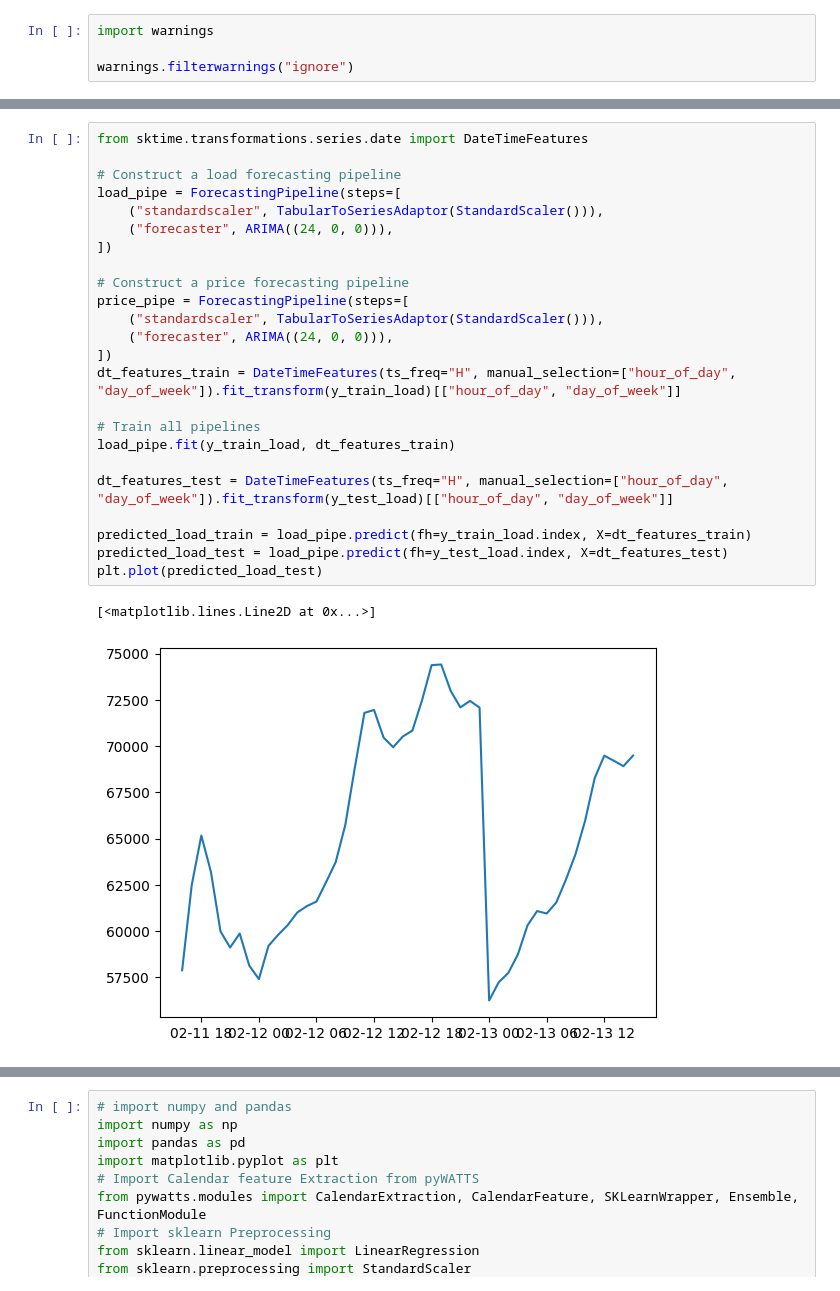
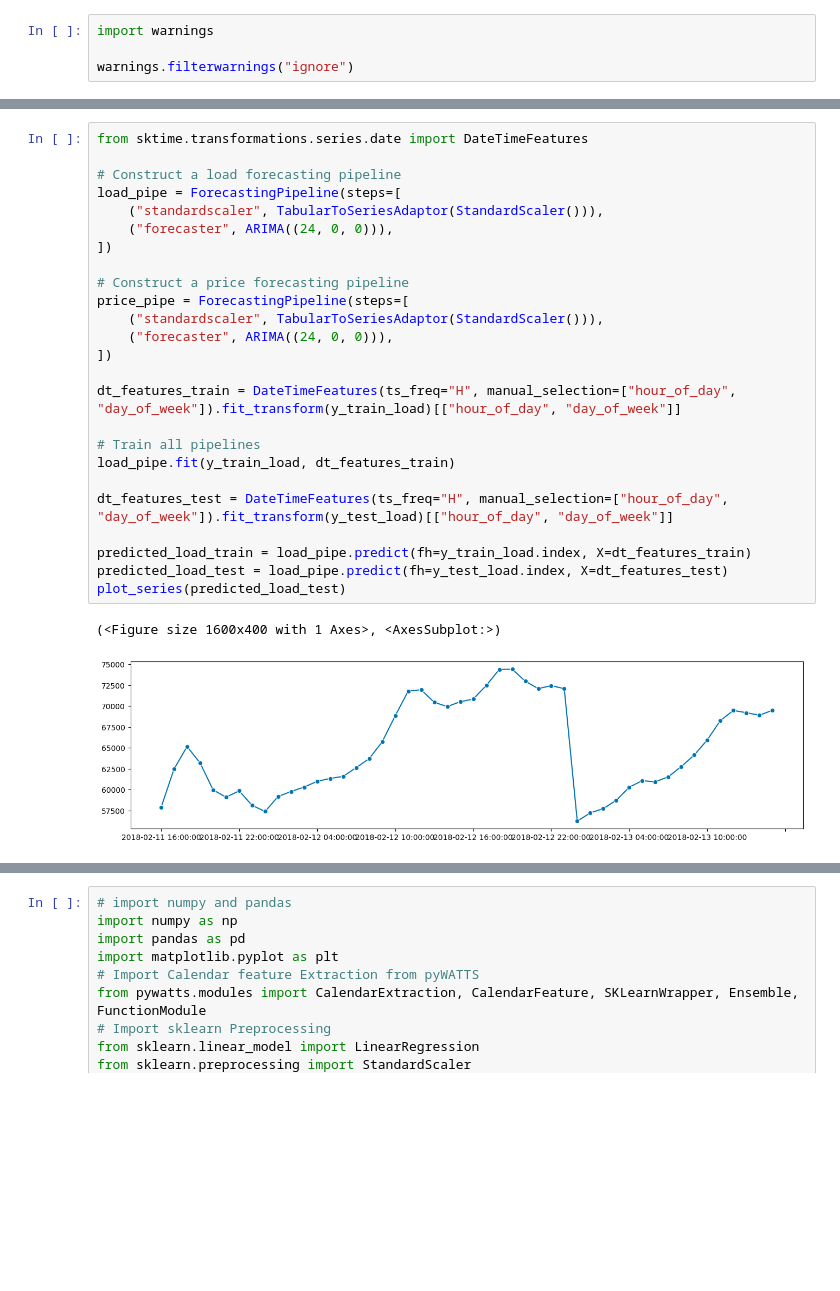
Before and after one commit to sktime/sktime-tutorial-pydata-global-2022, a Jupyter notebook: notebooks/non-sequential.ipynb, the cells around one changed output, grey strips where cells are left out. Saved outputs shown, nothing was run; the diff lists cells and outputs as text; blank space fills up the shorter version.

```diff
--- a/notebooks/non-sequential.ipynb
+++ b/notebooks/non-sequential.ipynb
@@ -65,30 +71,31 @@ plt.plot(y_pred)
 # %%
 from sktime.transformations.series.date import DateTimeFeatures
 
 # Construct a load forecasting pipeline
 load_pipe = ForecastingPipeline(steps=[
     ("standardscaler", TabularToSeriesAdaptor(StandardScaler())),
     ("forecaster", ARIMA((24, 0, 0))),
 ])
 
 # Construct a price forecasting pipeline
 price_pipe = ForecastingPipeline(steps=[
     ("standardscaler", TabularToSeriesAdaptor(StandardScaler())),
     ("forecaster", ARIMA((24, 0, 0))),
 ])
+
 dt_features_train = DateTimeFeatures(ts_freq="H", manual_selection=["hour_of_day", "day_of_week"]).fit_transform(y_train_load)[["hour_of_day", "day_of_week"]]
 
 # Train all pipelines
 load_pipe.fit(y_train_load, dt_features_train)
 
 dt_features_test = DateTimeFeatures(ts_freq="H", manual_selection=["hour_of_day", "day_of_week"]).fit_transform(y_test_load)[["hour_of_day", "day_of_week"]]
 
 predicted_load_train = load_pipe.predict(fh=y_train_load.index, X=dt_features_train)
 predicted_load_test = load_pipe.predict(fh=y_test_load.index, X=dt_features_test)
-plt.plot(predicted_load_test)
+plot_series(predicted_load_test)
 # %% [output]
-[<matplotlib.lines.Line2D at 0x...>]
+(<Figure size 1600x400 with 1 Axes>, <AxesSubplot:>)
-[figure, old version]
+[figure, new version]
 # %%
 X = dt_features_train
 
```
Also changed, not shown: parts of 6 cells of this notebook, 3 other files.
